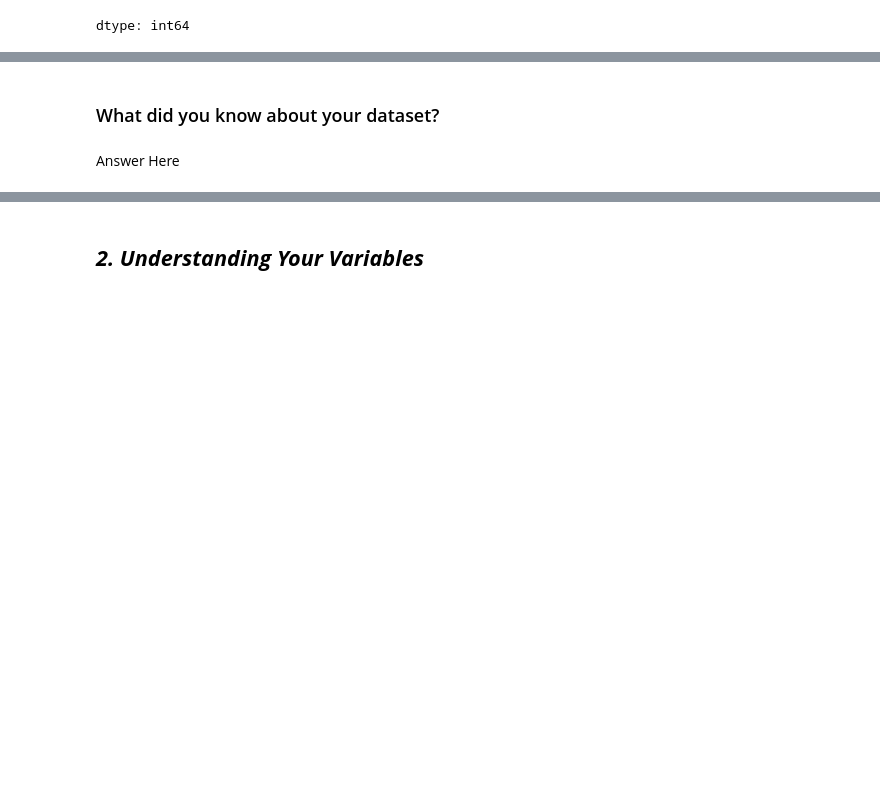
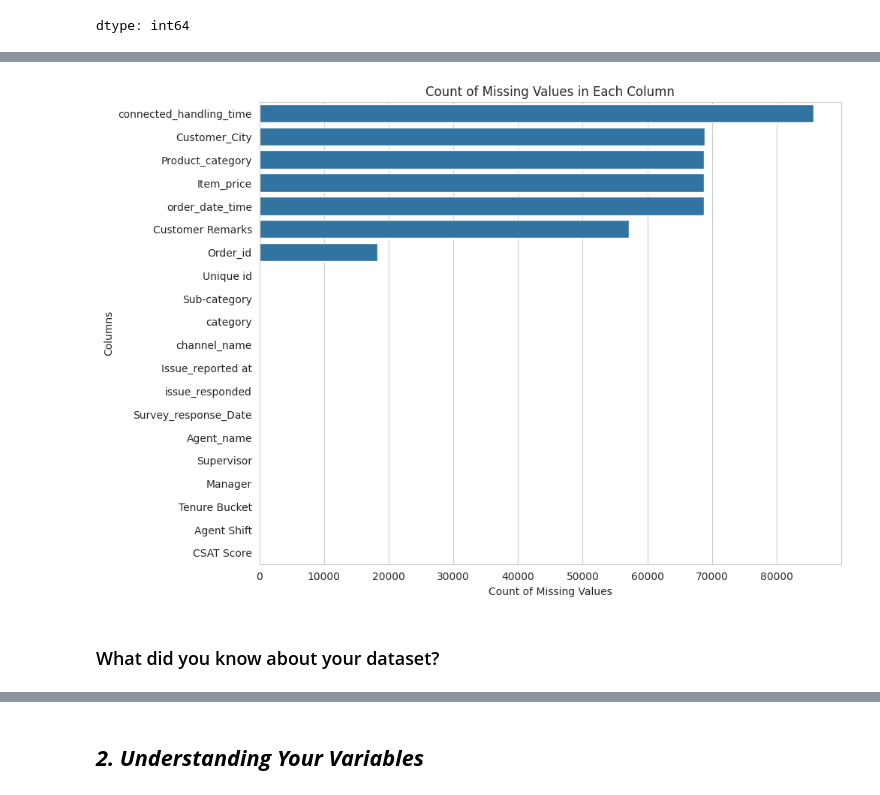
Before and after one commit to KolekarPramod/E-Commerce-Customer-Satisfaction-Score-Prediction, a Jupyter notebook: DeepCSAT_E_Commerce_Customer_Satisfaction_Score_Prediction.ipynb, the cells around one changed output, grey strips where cells are left out. Saved outputs shown, nothing was run; the diff lists cells and outputs as text; code cells hidden in the pictures; blank space fills up the shorter version.

```diff
--- a/DeepCSAT_E_Commerce_Customer_Satisfaction_Score_Prediction.ipynb
+++ b/DeepCSAT_E_Commerce_Customer_Satisfaction_Score_Prediction.ipynb
@@ -190,4 +173,16 @@ fig.show()
+# %%
+# Step 1: Calculate the count of missing values in each column and sort in descending order
+missing_values = df.isnull().sum().sort_values(ascending=False)
+
+
+# Step 2: Create a horizontal bar plot
+plt.figure(figsize=(10, 8))
+sns.barplot(x=missing_values, y=missing_values.index, orient='h')
+plt.xlabel('Count of Missing Values')
+plt.ylabel('Columns')
+plt.title('Count of Missing Values in Each Column')
+plt.show()
+# %% [output]
+[figure, added]
 # %% [markdown]
 ### What did you know about your dataset?
-# %% [markdown]
-Answer Here
```
Also changed, not shown: parts of 97 cells of this notebook.
